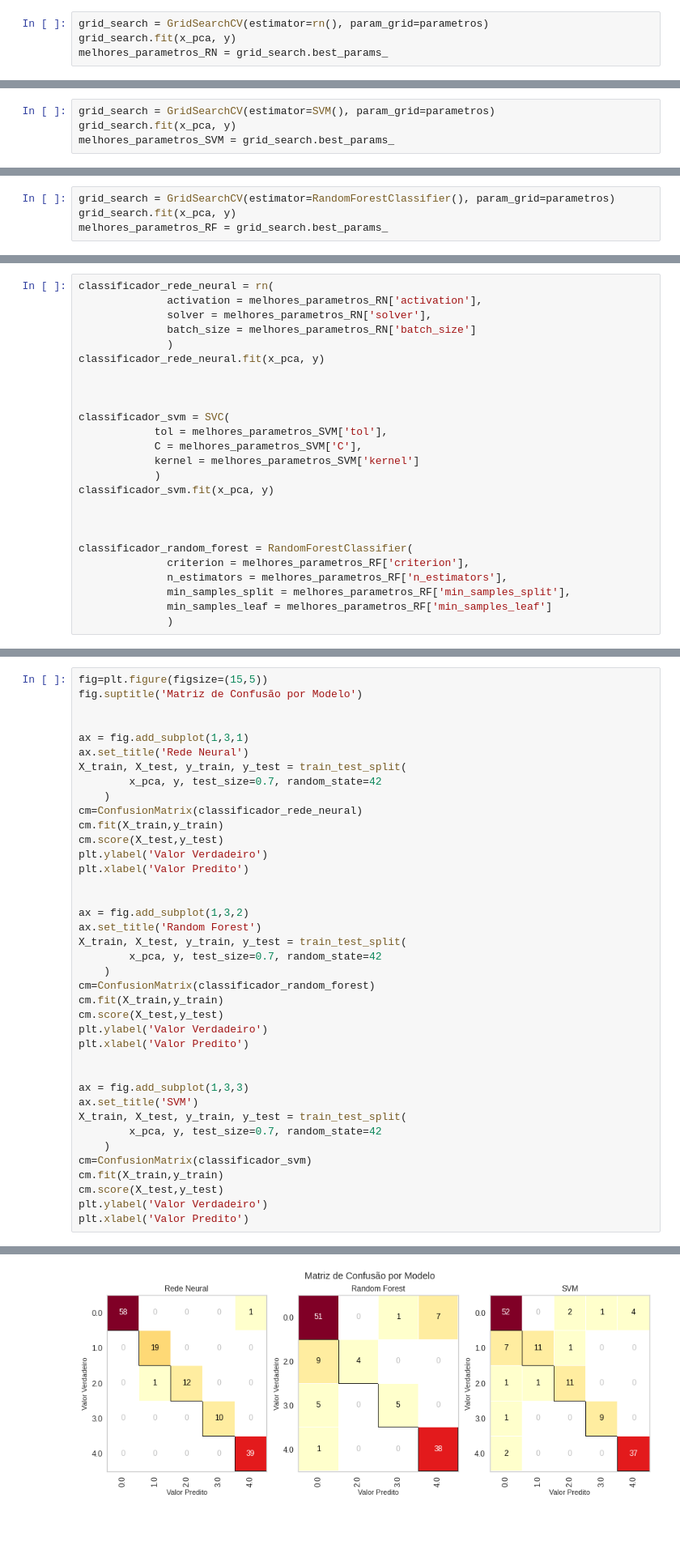
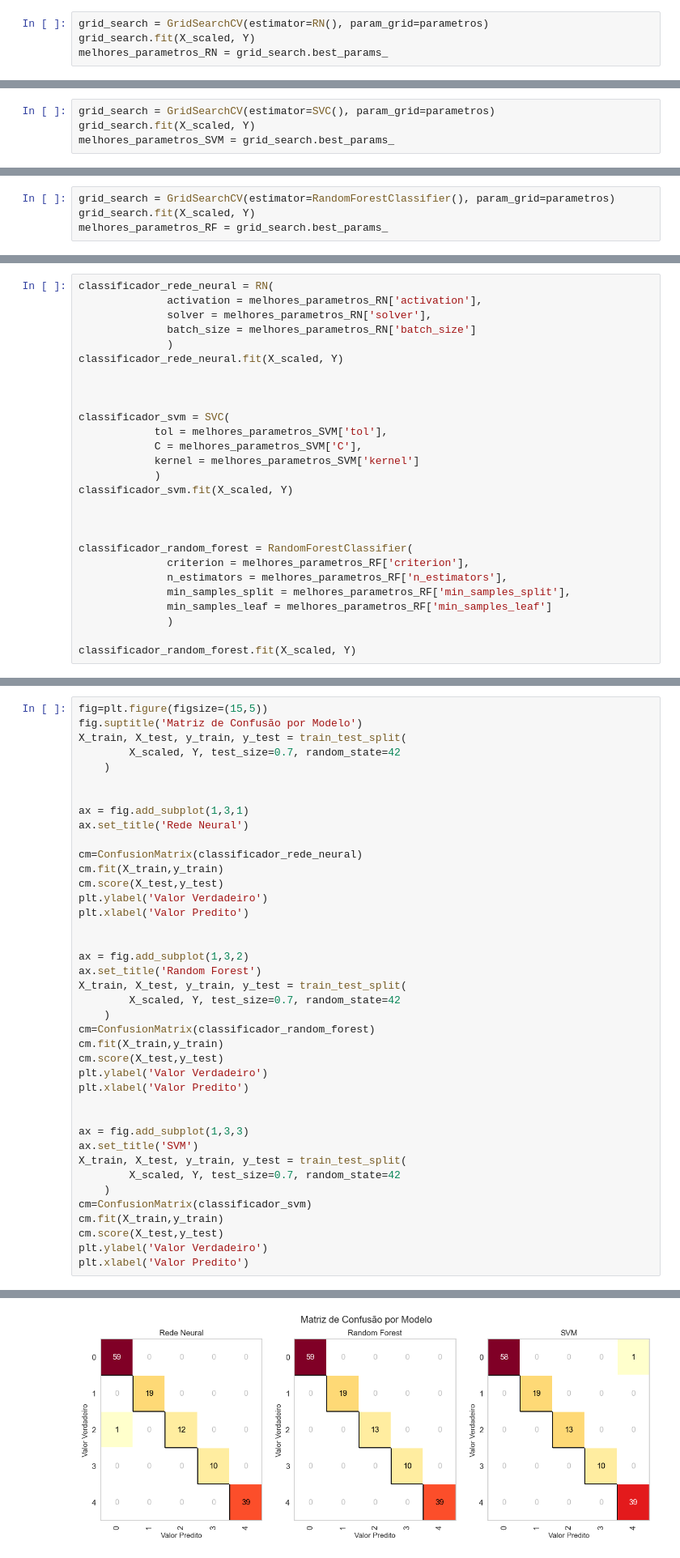
Before and after one commit to MarcioB1999/classificador_drogas, a Jupyter notebook: Classificação_Drug.ipynb, the cells around one changed output, grey strips where cells are left out. Shown at 81% size. Saved outputs shown, nothing was run; the diff lists cells and outputs as text; blank space fills up the shorter version.

```diff
--- a/Classificação_Drug.ipynb
+++ b/Classificação_Drug.ipynb
@@ -300,8 +334,8 @@ parametros = {'activation': ['relu', 'logistic', 'tahn'],
               'solver': ['adam', 'sgd'],
               'batch_size': [10, 56]}
 # %%
-grid_search = GridSearchCV(estimator=rn(), param_grid=parametros)
-grid_search.fit(x_pca, y)
+grid_search = GridSearchCV(estimator=RN(), param_grid=parametros)
+grid_search.fit(X_scaled, Y)
 melhores_parametros_RN = grid_search.best_params_
 # %%
 print(melhores_parametros_RN)
@@ -314,8 +348,8 @@ parametros = {'tol': [0.001, 0.0001, 0.00001],
               'C': [1.0, 1.5, 2.0],
               'kernel': ['rbf', 'linear', 'poly', 'sigmoid']}
 # %%
-grid_search = GridSearchCV(estimator=SVM(), param_grid=parametros)
-grid_search.fit(x_pca, y)
+grid_search = GridSearchCV(estimator=SVC(), param_grid=parametros)
+grid_search.fit(X_scaled, Y)
 melhores_parametros_SVM = grid_search.best_params_
 # %%
 print(melhores_parametros_SVM)
@@ -328,7 +364,7 @@ parametros = {'criterion': ['gini', 'entropy'],
               'min_samples_leaf': [1, 5, 10]}
 # %%
 grid_search = GridSearchCV(estimator=RandomForestClassifier(), param_grid=parametros)
-grid_search.fit(x_pca, y)
+grid_search.fit(X_scaled, Y)
 melhores_parametros_RF = grid_search.best_params_
 # %%
 print(melhores_parametros_RF)
@@ -448,12 +484,12 @@ Média amostral de Random Forest não segue uma normal
 Média amostral de SVM não segue uma normal
 Média amostral de Rede Neural não segue uma normal
 # %%
-classificador_rede_neural = rn(
+classificador_rede_neural = RN(
               activation = melhores_parametros_RN['activation'],
               solver = melhores_parametros_RN['solver'],
               batch_size = melhores_parametros_RN['batch_size']
               )
-classificador_rede_neural.fit(x_pca, y)
+classificador_rede_neural.fit(X_scaled, Y)
 
 
 
@@ -462,7 +498,7 @@ classificador_svm = SVC(
             C = melhores_parametros_SVM['C'],
             kernel = melhores_parametros_SVM['kernel']
             )
-classificador_svm.fit(x_pca, y)
+classificador_svm.fit(X_scaled, Y)
 
 
 
@@ -472,3 +508,5 @@ classificador_random_forest = RandomForestClassifier(
               min_samples_split = melhores_parametros_RF['min_samples_split'],
               min_samples_leaf = melhores_parametros_RF['min_samples_leaf']
               )
+
+classificador_random_forest.fit(X_scaled, Y)
@@ -477,45 +517,46 @@ classificador_random_forest = RandomForestClassifier(
 # %%
 fig=plt.figure(figsize=(15,5))
 fig.suptitle('Matriz de Confusão por Modelo')
+X_train, X_test, y_train, y_test = train_test_split(
+        X_scaled, Y, test_size=0.7, random_state=42
+    )
 
 
 ax = fig.add_subplot(1,3,1)
 ax.set_title('Rede Neural')
-X_train, X_test, y_train, y_test = train_test_split(
-        x_pca, y, test_size=0.7, random_state=42
-    )
+
 cm=ConfusionMatrix(classificador_rede_neural)
 cm.fit(X_train,y_train)
 cm.score(X_test,y_test)
 plt.ylabel('Valor Verdadeiro')
 plt.xlabel('Valor Predito')
 
 
 ax = fig.add_subplot(1,3,2)
 ax.set_title('Random Forest')
 X_train, X_test, y_train, y_test = train_test_split(
-        x_pca, y, test_size=0.7, random_state=42
+        X_scaled, Y, test_size=0.7, random_state=42
     )
 cm=ConfusionMatrix(classificador_random_forest)
 cm.fit(X_train,y_train)
 cm.score(X_test,y_test)
 plt.ylabel('Valor Verdadeiro')
 plt.xlabel('Valor Predito')
 
 
 ax = fig.add_subplot(1,3,3)
 ax.set_title('SVM')
 X_train, X_test, y_train, y_test = train_test_split(
-        x_pca, y, test_size=0.7, random_state=42
+        X_scaled, Y, test_size=0.7, random_state=42
     )
 cm=ConfusionMatrix(classificador_svm)
 cm.fit(X_train,y_train)
 cm.score(X_test,y_test)
 plt.ylabel('Valor Verdadeiro')
 plt.xlabel('Valor Predito')
 # %% [output]
 Text(0.5, 0, 'Valor Predito')
-[figure, old version]
+[figure, new version]
 # %% [markdown]
 # **Exportando Modelos**
 # %%
```
Also changed, not shown: parts of 16 cells of this notebook.
